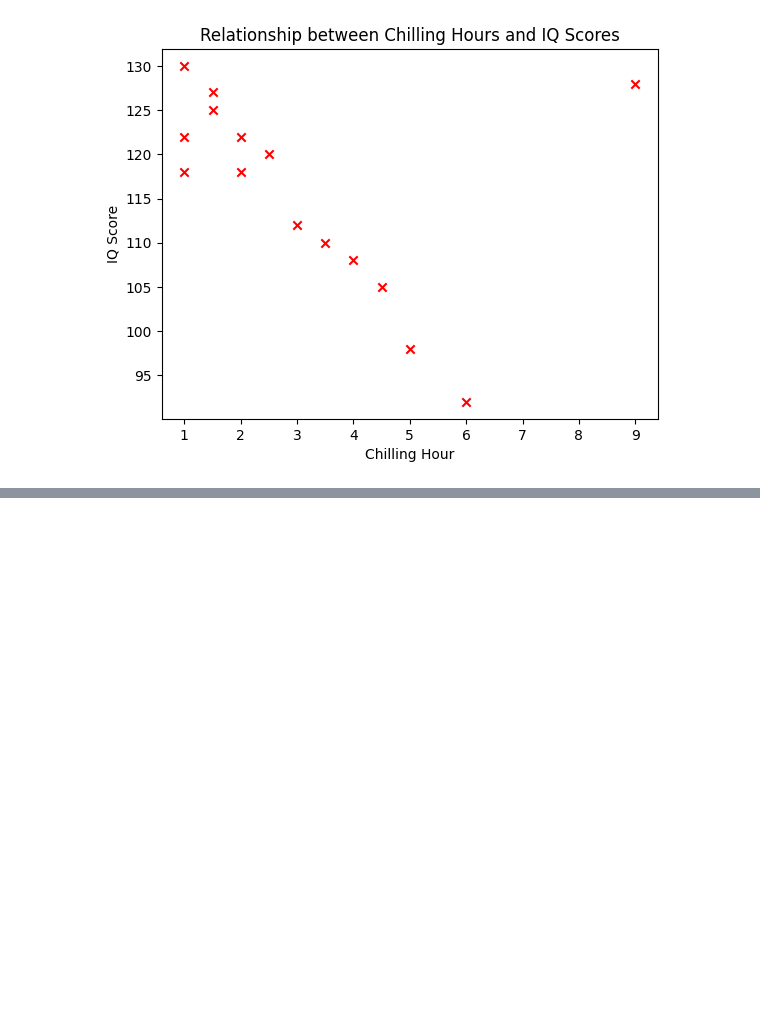
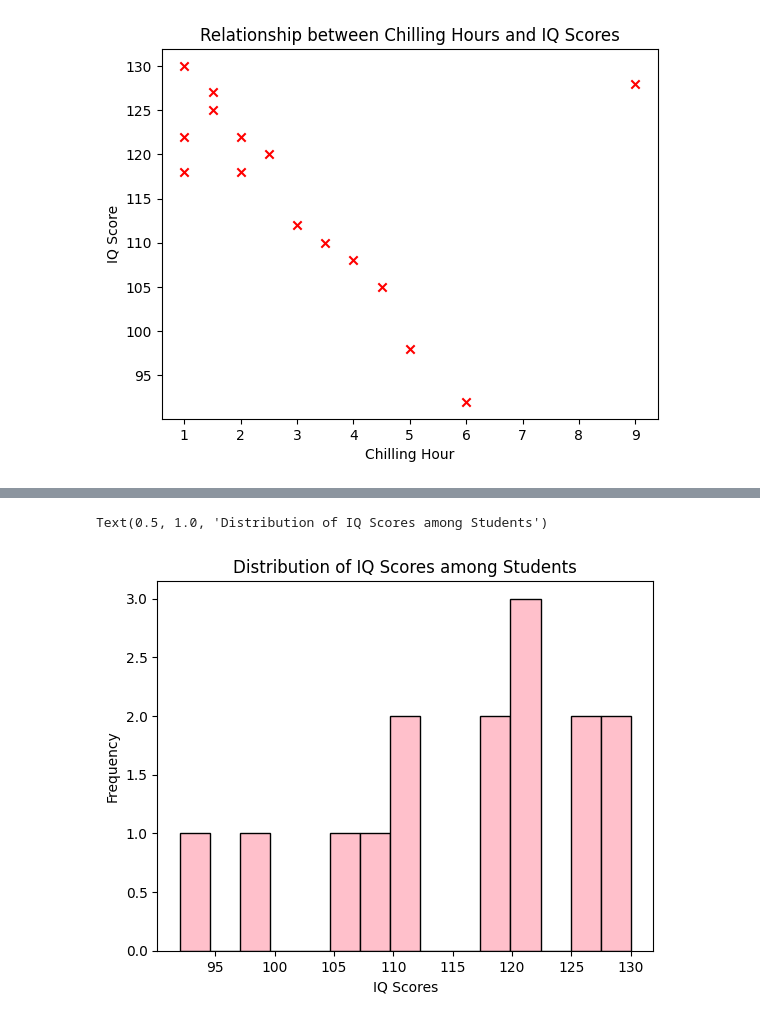
Before and after one commit to ZohanaZuthi/Phitron-AI-ML, a Jupyter notebook: Ai with PYthon/Visualization_with_matplotlib/module_13.ipynb, the cells around one changed output, grey strips where cells are left out. Cells and saved outputs as stored; diff of their text form; code cells hidden in the pictures; blank space fills up the shorter version.

```diff
--- a/Visualization_with_matplotlib/module_13.ipynb
+++ b/Ai with PYthon/Visualization_with_matplotlib/module_13.ipynb
@@ -177,0 +190,8 @@ plt.scatter(df['Chilling_Hour'], df['IQ_Score'],color='r', marker='x')
+# %%
+plt.hist(df['IQ_Score'], edgecolor='black', color='pink', bins=15)
+plt.xlabel('IQ Scores')
+plt.ylabel('Frequency')
+plt.title('Distribution of IQ Scores among Students')
+# %% [output]
+Text(0.5, 1.0, 'Distribution of IQ Scores among Students')
+[figure, added]
```
Also changed, not shown: parts of 12 cells of this notebook, 35 other files.
